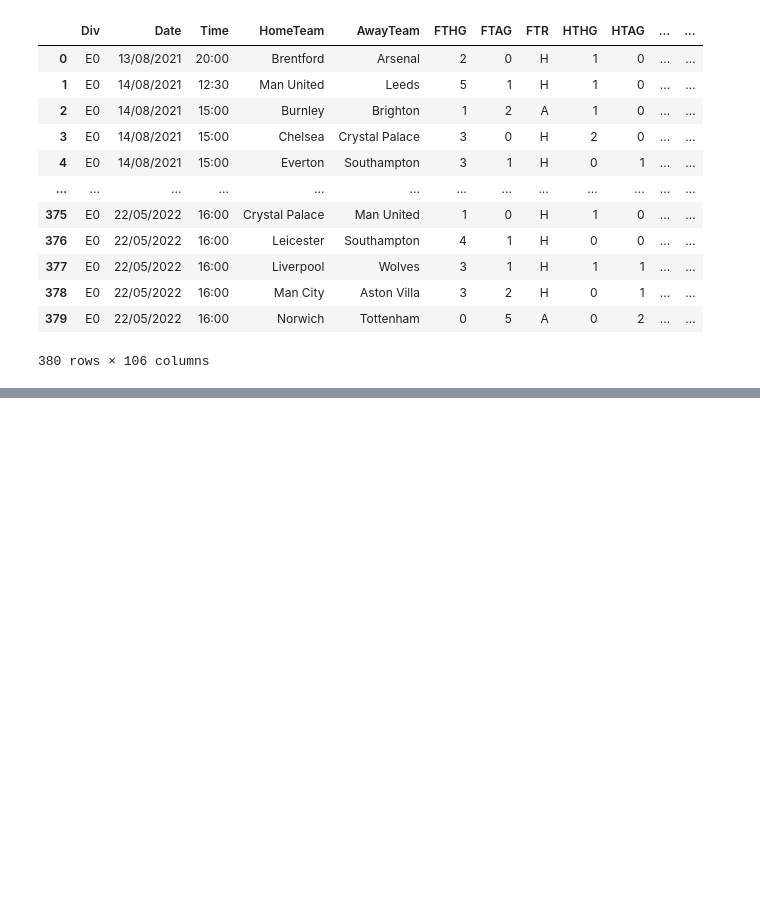
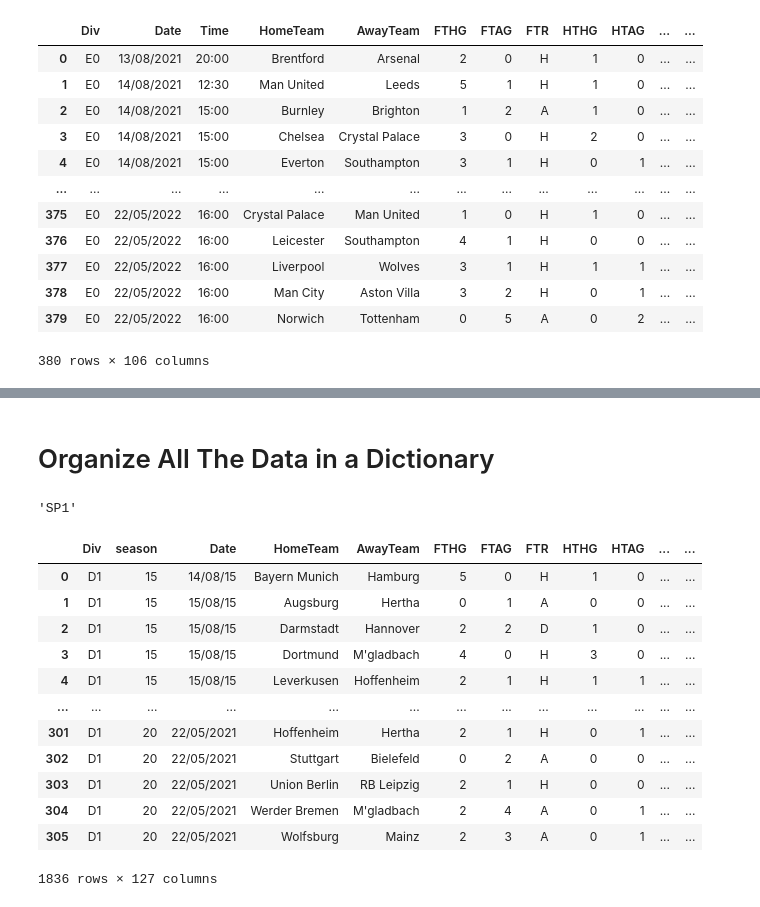
Before and after one commit to throwmen/PythonDataScience, a Jupyter notebook: WebScrapping_Project_in_Pandas.ipynb, the cells around one changed output, grey strips where cells are left out. Saved outputs shown, nothing was run; the diff lists cells and outputs as text; code cells hidden in the pictures; blank space fills up the shorter version.

```diff
--- a/WebScrapping_Project_in_Pandas.ipynb
+++ b/WebScrapping_Project_in_Pandas.ipynb
@@ -32,0 +135,46 @@ df_premier21
+# %% [markdown]
+# Organize All The Data in a Dictionary
+# %%
+# create a dictionary with original name of league as key
+dict_countries = {
+              'Spanish La Liga':'SP1', 'Spanish Segunda Division':'SP2',
+              'German Bundesliga':'D1',
+              'English Premier League':'E0', 'English League 1':'E2', 'English League 2':'E3',
+             }
+# %%
+# get a dictionary element
+dict_countries['Spanish La Liga']
+# %% [output]
+'SP1'
+# %%
+dict_historical_data = {}
+
+# creating list of leagues
+#leagues = ['E0', 'E2', 'E3']
+
+# looping through leagues, read multiple csv and append it into a list
+for league in dict_countries:
+  frames = []
+  for season in range(15, 21):
+    df = pd.read_csv(root + str(season) + str(season+1) + '/' + dict_countries[league] + '.csv')
+    df.insert(1, 'season', season)
+    frames.append(df)
+  df_concat = pd.concat(frames)
+  dict_historical_data[league] = df_concat
+# %%
+# show dataframe inside dict_historical_data
+dict_historical_data['German Bundesliga']
+# %% [output]
+|  | Div | season | Date | HomeTeam | AwayTeam | FTHG | FTAG | FTR | HTHG | HTAG | ... | ... |
+| 0 | D1 | 15 | 14/08/15 | Bayern Munich | Hamburg | 5 | 0 | H | 1 | 0 | ... | ... |
+| 1 | D1 | 15 | 15/08/15 | Augsburg | Hertha | 0 | 1 | A | 0 | 0 | ... | ... |
+| 2 | D1 | 15 | 15/08/15 | Darmstadt | Hannover | 2 | 2 | D | 1 | 0 | ... | ... |
+| 3 | D1 | 15 | 15/08/15 | Dortmund | M'gladbach | 4 | 0 | H | 3 | 0 | ... | ... |
+| 4 | D1 | 15 | 15/08/15 | Leverkusen | Hoffenheim | 2 | 1 | H | 1 | 1 | ... | ... |
+| ... | ... | ... | ... | ... | ... | ... | ... | ... | ... | ... | ... | ... |
+| 301 | D1 | 20 | 22/05/2021 | Hoffenheim | Hertha | 2 | 1 | H | 0 | 1 | ... | ... |
+| 302 | D1 | 20 | 22/05/2021 | Stuttgart | Bielefeld | 0 | 2 | A | 0 | 0 | ... | ... |
+| 303 | D1 | 20 | 22/05/2021 | Union Berlin | RB Leipzig | 2 | 1 | H | 0 | 0 | ... | ... |
+| 304 | D1 | 20 | 22/05/2021 | Werder Bremen | M'gladbach | 2 | 4 | A | 0 | 1 | ... | ... |
+| 305 | D1 | 20 | 22/05/2021 | Wolfsburg | Mainz | 2 | 3 | A | 0 | 1 | ... | ... |
+1836 rows × 127 columns
```
Also changed, not shown: parts of 14 cells of this notebook.
